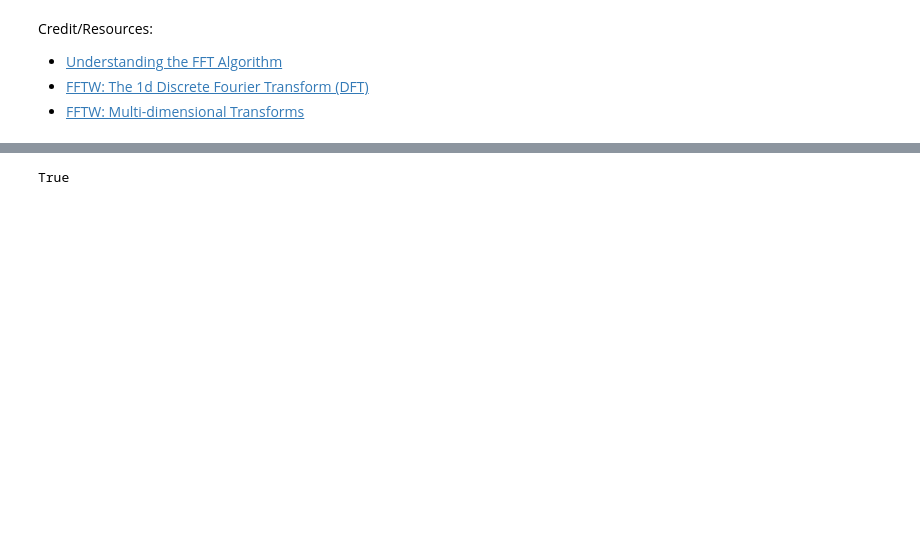
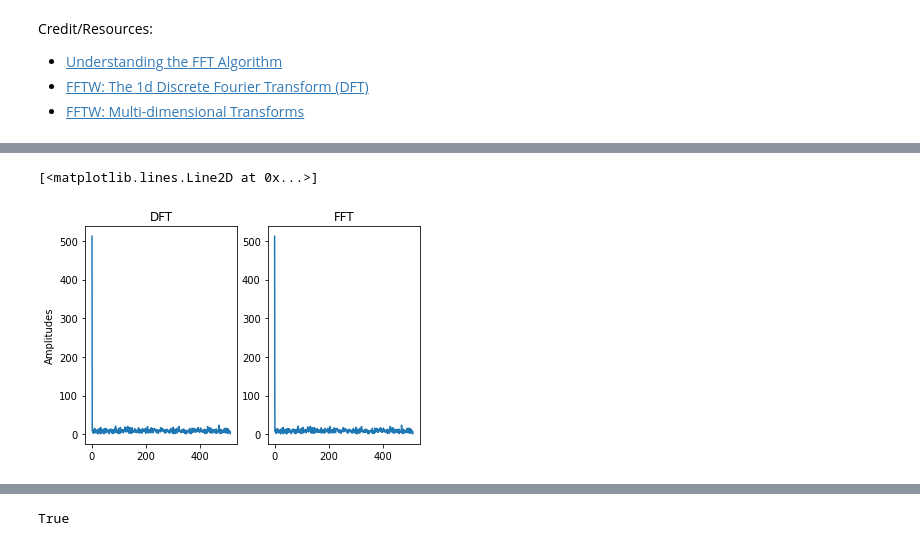
Before and after one commit to SebastianJL/esc412_advanced_high_performance_computing, a Jupyter notebook: exercise3/FFT.ipynb, the cells around one changed output, grey strips where cells are left out. Saved outputs shown, nothing was run; the diff lists cells and outputs as text; code cells hidden in the pictures; blank space fills up the shorter version.

```diff
--- a/exercise3/FFT.ipynb
+++ b/exercise3/FFT.ipynb
@@ -33,8 +83,8 @@ Here is the näive version. What is the order? $\mathcal{O}(n)$? $\mathcal{O}(n\
 import numpy as np
 def DFT(x):
     """Compute the discrete Fourier Transform of the 1D array x"""
-    N = x.shape[0]
-    n = np.arange(N)
-    k = n.reshape((N, 1))
-    M = np.exp(-2j * np.pi * k * n / N)
+    n = x.shape[0]
+    k = np.arange(n)
+    j = k.reshape((n, 1))
+    M = np.exp(-1j * (2*np.pi/n) * j * k )
     return np.dot(M, x)
@@ -46,3 +91,20 @@ True
+# %%
+n = 1024
+x = np.random.random(1024)
+dft = DFT(x)
+fft = np.fft.fft(x)
+
+np.allclose(dft, fft)
+
+fig, (ax1, ax2) = plt.subplots(1, 2)
+ax1.set_ylabel('Amplitudes')
+ax1.set_title('DFT')
+ax1.plot(np.abs(dft[:n//2]))
+ax2.set_title('FFT')
+ax2.plot(np.abs(fft[:n//2]))
+# %% [output]
+[<matplotlib.lines.Line2D at 0x...>]
+[figure, added]
 # %%
 %timeit DFT(x)
 %timeit np.fft.fft(x)
```
Also changed, not shown: parts of 12 cells of this notebook.
